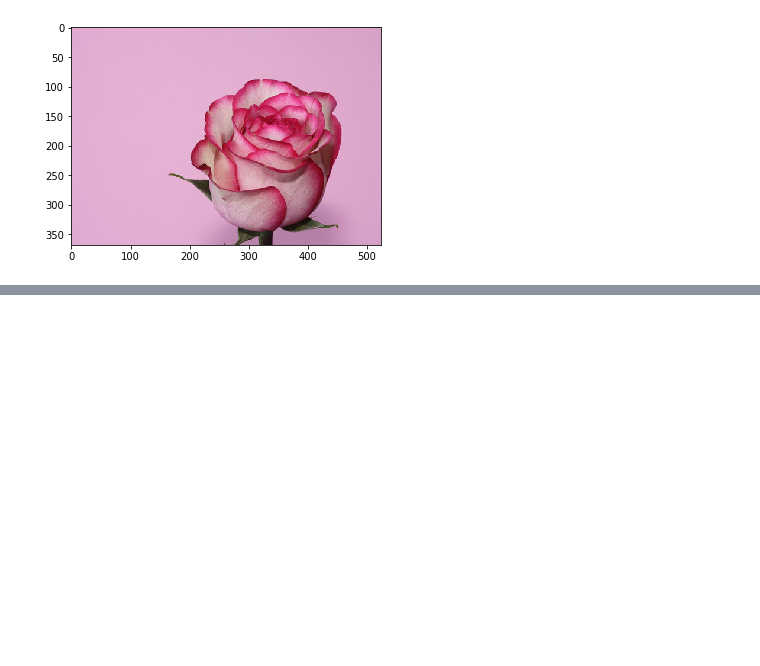
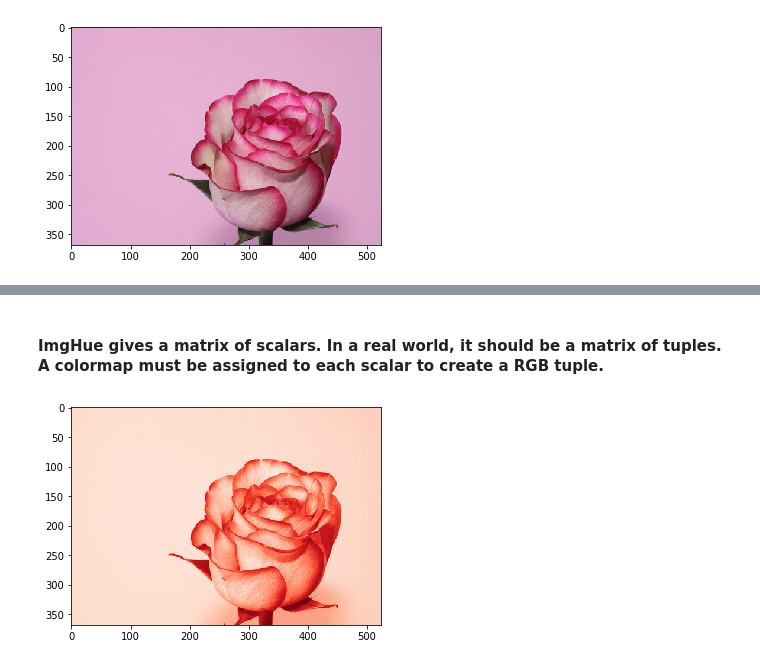
Before and after one commit to chloequinto/ImgProc, a Jupyter notebook: Project/Color Filtering.ipynb, the cells around one changed output, grey strips where cells are left out. Cells and saved outputs as stored; diff of their text form; code cells hidden in the pictures; blank space fills up the shorter version.

```diff
--- a/Project/Color Filtering.ipynb
+++ b/Project/Color Filtering.ipynb
@@ -120,0 +53,18 @@ SyntaxError: positional argument follows keyword argument (<ipython-input-30-938
+# %% [markdown]
+#### ImgHue gives a matrix of scalars. In a real world, it should be a matrix of tuples. A colormap must be assigned to each scalar to create a RGB tuple.
+# %%
+def RedHue (rgb):
+    R = rgb[:,:,0]
+    G = rgb[:,:,1]
+    B = rgb[:,:,2]
+    red = 0.3*R + 0.3*G + 0.3*B
+    #although it looks nicer and more full in color
+    #this is not just pure red from the image.
+    #There are greens and blues tinted red from the matrix multiplications.
+
+    return red
+RedImg = RedHue(image);
+plt.imshow(RedImg, cmap = plt.cm.Reds_r, alpha = 1)
+plt.savefig('RedRose.png')
+# %% [output]
+[figure, added]
```
Also changed, not shown: parts of 47 cells of this notebook, 16 other files.
